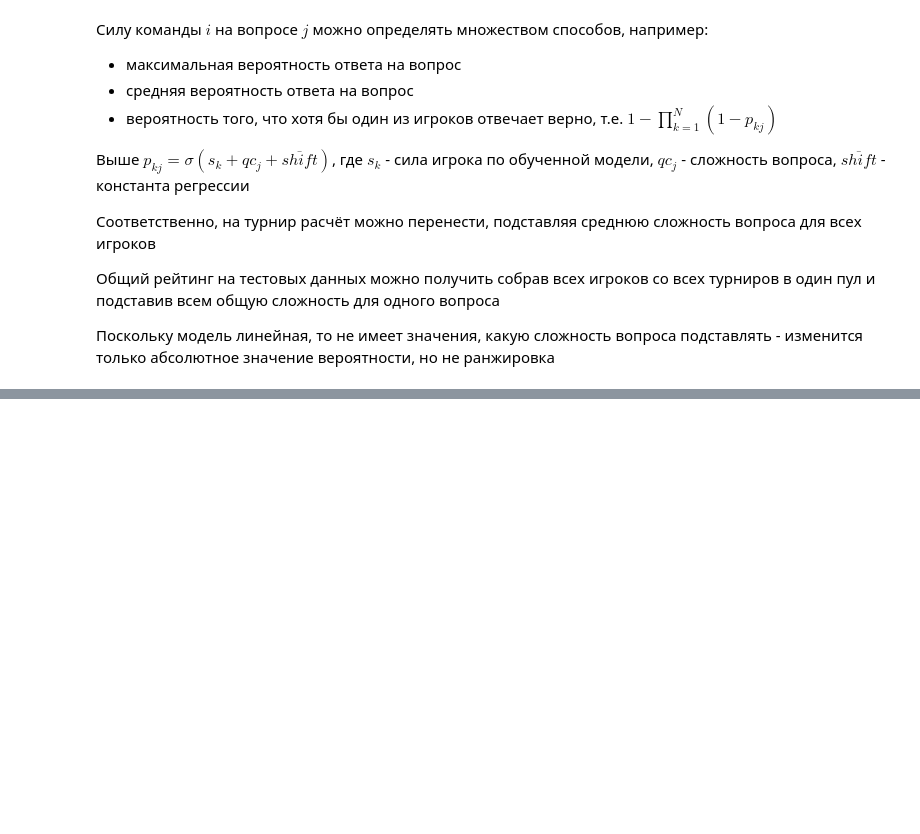
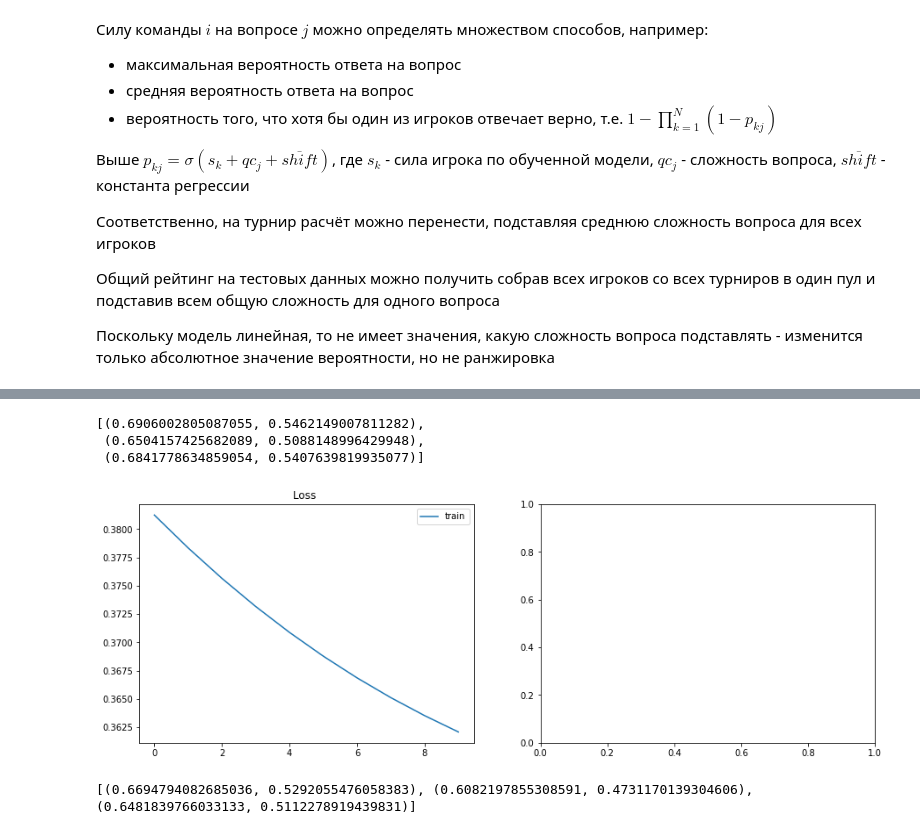
Before and after one commit to sashastds/made, a Jupyter notebook: Nalitkin-AS - Advanced_ML - HW2.ipynb, the cells around one changed output, grey strips where cells are left out. Saved outputs shown, nothing was run; the diff lists cells and outputs as text; code cells hidden in the pictures; blank space fills up the shorter version.

```diff
--- a/Nalitkin-AS - Advanced_ML - HW2.ipynb
+++ b/Nalitkin-AS - Advanced_ML - HW2.ipynb
@@ -764,0 +888,27 @@ ${p(z_{kj} = 1|t_{ij} = 1) = \frac{p(t_{ij} = 1|z_{kj} = 1)p(z_{kj} = 1)}{p(t_{i
+# %%
+calc_test_correlations(test_records, model, feature_flags)
+# %% [output]
+[(0.6906002805087055, 0.5462149007811282),
+ (0.6504157425682089, 0.5088148996429948),
+ (0.6841778634859054, 0.5407639819935077)]
+# %%
+import time
+n_steps = 5
+
+correlations = []
+
+for _ in tqdm(range(n_steps)):
+    start_time = time.time()
+    model, train_data = E_step(model, train_data, X)
+    print(f'{time.time() - start_time:.3f} seconds')
+    torch.cuda.empty_cache()
+    gc.collect()
+    model = M_step(model, train_data, feature_flags)
+    corrs = calc_test_correlations(test_records, model, feature_flags)
+    torch.cuda.empty_cache()
+    gc.collect()
+    print(corrs)
+    correlations.append(corrs)
+# %% [output]
+[figure, added]
+[(0.6694794082685036, 0.5292055476058383), (0.6082197855308591, 0.4731170139304606), (0.6481839766033133, 0.5112278919439831)]
```
Also changed, not shown: parts of 43 cells of this notebook.
